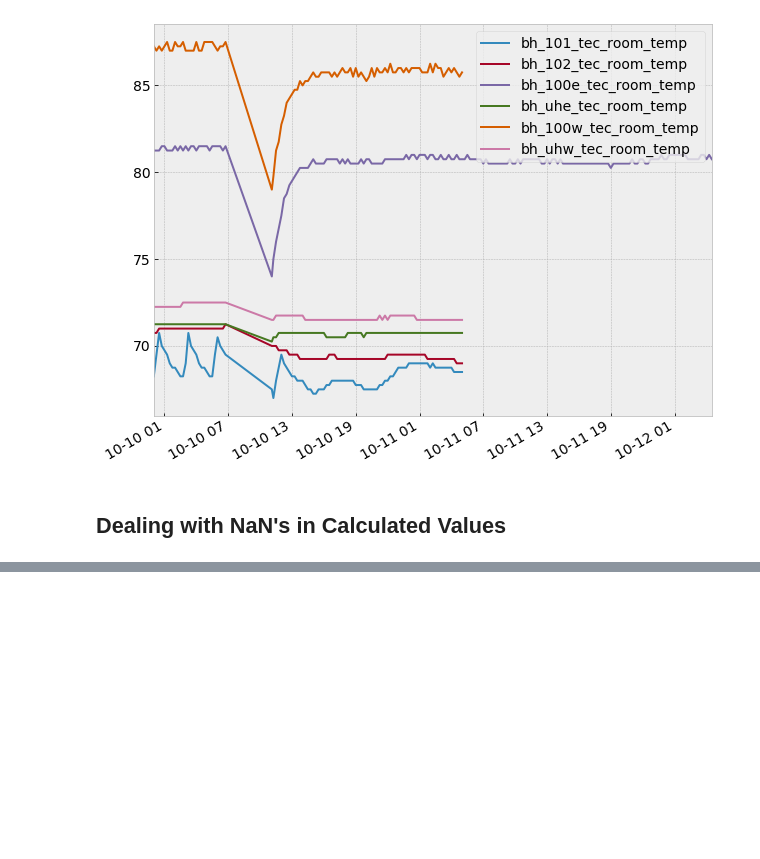
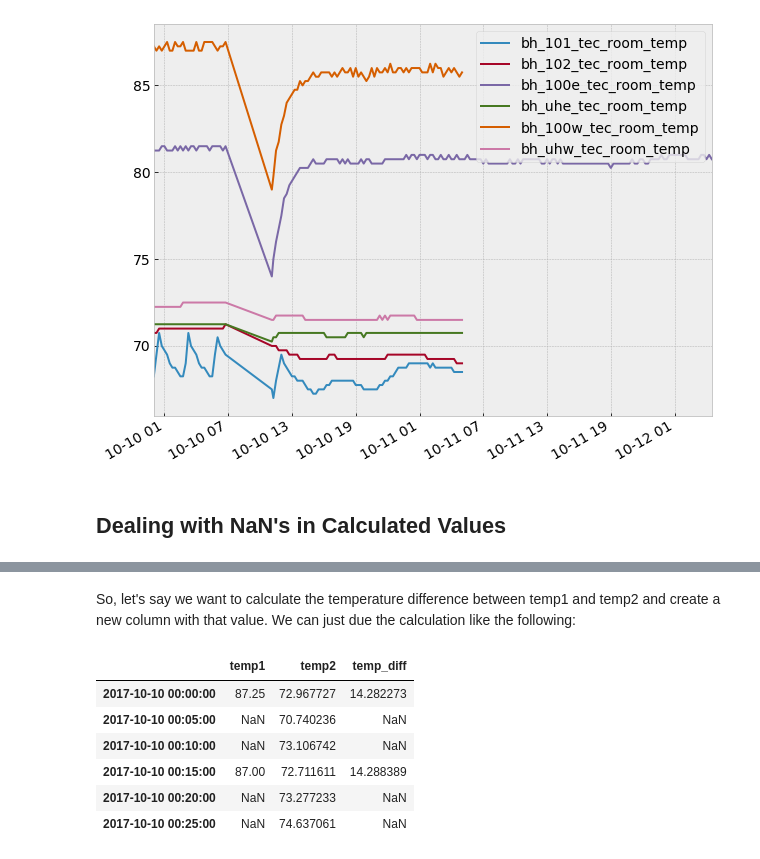
Before and after one commit to alanmitchell/fnsb-benchmark, a Jupyter notebook: ddc/ddc_data_tutorial.ipynb, the cells around one changed output, grey strips where cells are left out. Drawn from its saved outputs; the diff is of its cells as text; code cells hidden in the pictures; blank space fills up the shorter version.

```diff
--- a/ddc/ddc_data_tutorial.ipynb
+++ b/ddc/ddc_data_tutorial.ipynb
@@ -181,0 +184,6 @@ for pt in temp_pts:
+# %%
+# Select out the bh_100w_tec_room_temp sensor, drop the NaNs,
+# and give the column a shorter name.
+df_t1 = df[['bh_100w_tec_room_temp']].dropna()
+df_t1.columns = ['temp1']                    # rename column
+df_t1.head()
@@ -181,0 +197,7 @@ for pt in temp_pts:
+# %%
+# Create an index for the fabricated sensor that spans the time range
+# of temp1 but has 5 minute spacing.
+start_ts = df_t1.index[0]      # first timestamp in df_t1
+end_ts = df_t1.index[-1]       # last timestamp in df_t1
+fab_index = pd.date_range(start_ts, end_ts, freq='5Min')
+fab_index
@@ -181,0 +217,8 @@ for pt in temp_pts:
+# %%
+# Create random temperature values, normally distributed, with a mean
+# of 71.0 and a standard deviation of 3.0
+vals = np.random.normal(71.0, 3.0, size=len(fab_index))
+
+# make a new DataFrame with these and the prior index
+df_fab = pd.DataFrame(vals, index=fab_index, columns=['temp2'])
+df_fab.head()
@@ -181,0 +232,5 @@ for pt in temp_pts:
+# %%
+# Combine the two DataFrames horizontally to make the final DataFrame
+# that will work with in this section
+df_final = pd.concat([df_t1, df_fab], axis=1)
+df_final.head(6)
@@ -181,0 +245,14 @@ for pt in temp_pts:
+# %% [markdown]
+So, let's say we want to calculate the temperature difference between temp1 and temp2 and create a new column with that value.  We can just due the calculation like the following:
+# %%
+df1 = df_final.copy()     # make a copy of the DataFrame to work with in this example
+df1['temp_diff'] = df1.temp1 - df1.temp2
+df1.head(6)
+# %% [output]
+|  | temp1 | temp2 | temp_diff |
+| 2017-10-10 00:00:00 | 87.25 | 72.967727 | 14.282273 |
+| 2017-10-10 00:05:00 | NaN | 70.740236 | NaN |
+| 2017-10-10 00:10:00 | NaN | 73.106742 | NaN |
+| 2017-10-10 00:15:00 | 87.00 | 72.711611 | 14.288389 |
+| 2017-10-10 00:20:00 | NaN | 73.277233 | NaN |
+| 2017-10-10 00:25:00 | NaN | 74.637061 | NaN |
```
Also changed, not shown: parts of 11 cells of this notebook.
